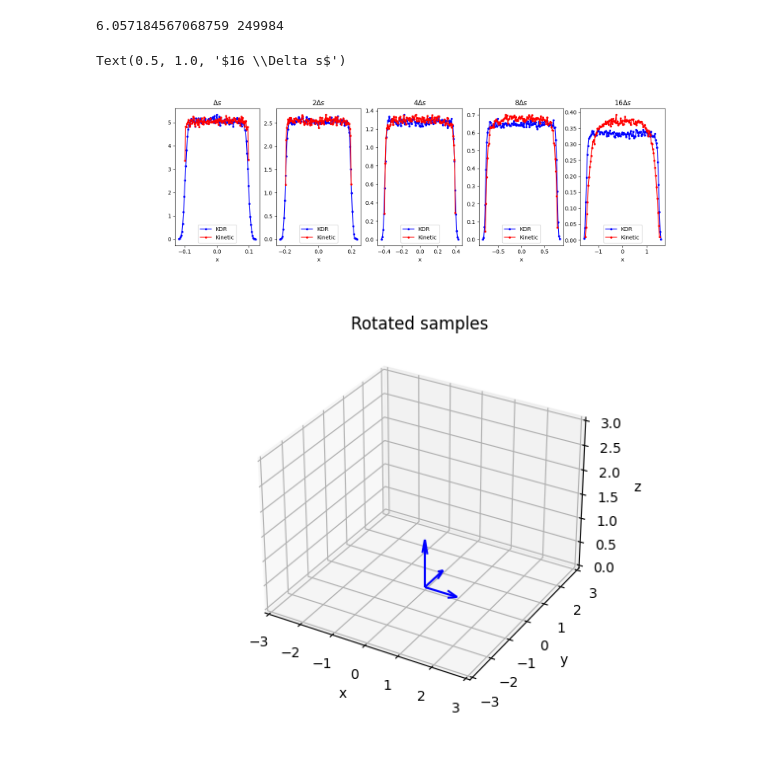
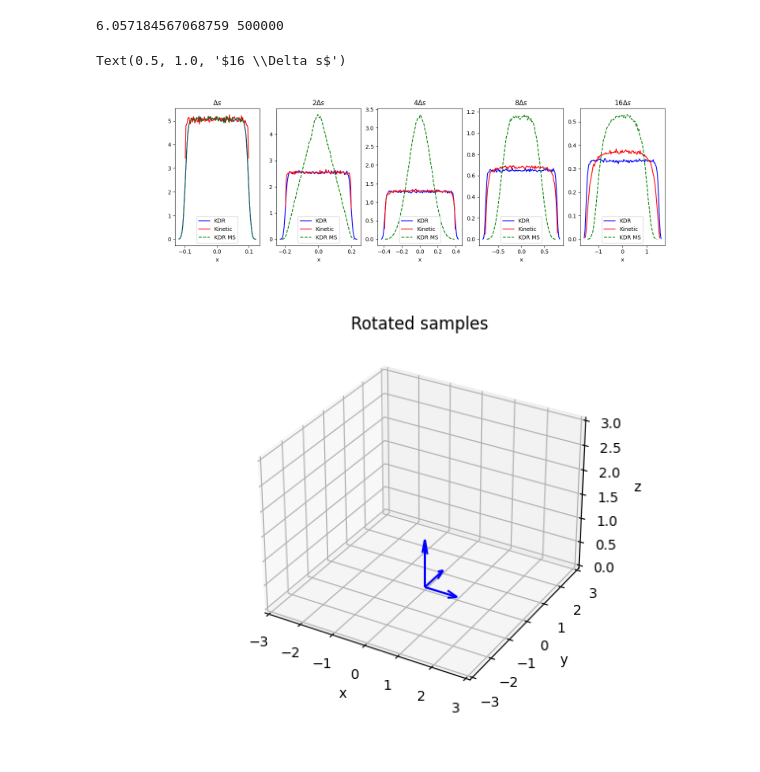
Before and after one commit to KlaasWillems/electronTransportCode, a Jupyter notebook: numericalExperiments/KDRTest/kdrTest.ipynb, the cells around one changed output. Cells and saved outputs as stored; diff of their text form; code cells hidden in the pictures.

```diff
--- a/numericalExperiments/KDRTest/kdrTest.ipynb
+++ b/numericalExperiments/KDRTest/kdrTest.ipynb
@@ -21,64 +21,82 @@ from electronTransportCode.MCParticleTracer import KDR, AnalogParticleTracer
 # %%
 trackEndEstimatorkx1, trackEndEstimatorky1, trackEndEstimatorkz1 = pickle.load(open('data/trackEndEstimatork1.pkl', 'rb'))
 trackEndEstimatorkdrx1, trackEndEstimatorkdry1, trackEndEstimatorkdrz1 = pickle.load(open('data/trackEndEstimatorkdr1.pkl', 'rb'))
+trackEndEstimatorkdrmsx1, trackEndEstimatorkdrmsy1, trackEndEstimatorkdrmsz1 = pickle.load(open('data/trackEndEstimatorkdrMS1.pkl', 'rb'))
 trackEndEstimatorkx2, trackEndEstimatorky2, trackEndEstimatorkz2 = pickle.load(open('data/trackEndEstimatork2.pkl', 'rb'))
 trackEndEstimatorkdrx2, trackEndEstimatorkdry2, trackEndEstimatorkdrz2 = pickle.load(open('data/trackEndEstimatorkdr2.pkl', 'rb'))
+trackEndEstimatorkdrmsx2, trackEndEstimatorkdrmsy2, trackEndEstimatorkdrmsz2 = pickle.load(open('data/trackEndEstimatorkdrMS2.pkl', 'rb'))
 trackEndEstimatorkx4, trackEndEstimatorky4, trackEndEstimatorkz4 = pickle.load(open('data/trackEndEstimatork4.pkl', 'rb'))
 trackEndEstimatorkdrx4, trackEndEstimatorkdry4, trackEndEstimatorkdrz4 = pickle.load(open('data/trackEndEstimatorkdr4.pkl', 'rb'))
+trackEndEstimatorkdrmsx4, trackEndEstimatorkdrmsy4, trackEndEstimatorkdrmsz4 = pickle.load(open('data/trackEndEstimatorkdrMS4.pkl', 'rb'))
 trackEndEstimatorkx8, trackEndEstimatorky8, trackEndEstimatorkz8 = pickle.load(open('data/trackEndEstimatork8.pkl', 'rb'))
 trackEndEstimatorkdrx8, trackEndEstimatorkdry8, trackEndEstimatorkdrz8 = pickle.load(open('data/trackEndEstimatorkdr8.pkl', 'rb'))
+trackEndEstimatorkdrmsx8, trackEndEstimatorkdrmsy8, trackEndEstimatorkdrmsz8 = pickle.load(open('data/trackEndEstimatorkdrMS8.pkl', 'rb'))
 trackEndEstimatorkx16, trackEndEstimatorky16, trackEndEstimatorkz16 = pickle.load(open('data/trackEndEstimatork16.pkl', 'rb'))
 trackEndEstimatorkdrx16, trackEndEstimatorkdry16, trackEndEstimatorkdrz16 = pickle.load(open('data/trackEndEstimatorkdr16.pkl', 'rb'))
+trackEndEstimatorkdrmsx16, trackEndEstimatorkdrmsy16, trackEndEstimatorkdrmsz16 = pickle.load(open('data/trackEndEstimatorkdrMS16.pkl', 'rb'))
 
 eSource, NB_PARTICLES = pickle.load(open('data/simargv.pkl', 'rb'))
 print(eSource, NB_PARTICLES)
 # %% [output]
-6.057184567068759 249984
+6.057184567068759 500000
 # %%
 binCenterkx1, binValkx1 = trackEndEstimatorkx1.getDensityData()
 binCenterkdrx1, binValkdrx1 = trackEndEstimatorkdrx1.getDensityData()
+binCenterkdrmsx1, binValkdrmsx1 = trackEndEstimatorkdrmsx1.getDensityData()
 binCenterkx2, binValkx2 = trackEndEstimatorkx2.getDensityData()
 binCenterkdrx2, binValkdrx2 = trackEndEstimatorkdrx2.getDensityData()
+binCenterkdrmsx2, binValkdrmsx2 = trackEndEstimatorkdrmsx2.getDensityData()
 binCenterkx4, binValkx4 = trackEndEstimatorkx4.getDensityData()
 binCenterkdrx4, binValkdrx4 = trackEndEstimatorkdrx4.getDensityData()
+binCenterkdrmsx4, binValkdrmsx4 = trackEndEstimatorkdrmsx4.getDensityData()
 binCenterkx8, binValkx8 = trackEndEstimatorkx8.getDensityData()
 binCenterkdrx8, binValkdrx8 = trackEndEstimatorkdrx8.getDensityData()
+binCenterkdrmsx8, binValkdrmsx8 = trackEndEstimatorkdrmsx8.getDensityData()
 binCenterkx16, binValkx16 = trackEndEstimatorkx16.getDensityData()
 binCenterkdrx16, binValkdrx16 = trackEndEstimatorkdrx16.getDensityData()
+binCenterkdrmsx16, binValkdrmsx16 = trackEndEstimatorkdrmsx16.getDensityData()
 
+kdrstr = '-b'
+kdrmsstr = '--g'
+kstr = '-r'
 fig, (ax1, ax2, ax3, ax4, ax5) = plt.subplots(1, 5, figsize=(16, 4.5))
-ax1.plot(binCenterkdrx1, binValkdrx1, '.-b', label='KDR')
-ax1.plot(binCenterkx1, binValkx1, '.-r', label='Kinetic')
+ax1.plot(binCenterkdrx1, binValkdrx1, kdrstr, label='KDR')
+ax1.plot(binCenterkx1, binValkx1, kstr, label='Kinetic')
+ax1.plot(binCenterkdrmsx1, binValkdrmsx1, kdrmsstr, label='KDR MS')
 ax1.legend()
 ax1.set_xlabel('x')
 ax1.set_title('$\Delta s$')
 
-ax2.plot(binCenterkdrx2, binValkdrx2, '.-b', label='KDR')
-ax2.plot(binCenterkx2, binValkx2, '.-r', label='Kinetic')
+ax2.plot(binCenterkdrx2, binValkdrx2, kdrstr, label='KDR')
+ax2.plot(binCenterkx2, binValkx2, kstr, label='Kinetic')
+ax2.plot(binCenterkdrmsx2, binValkdrmsx2, kdrmsstr, label='KDR MS')
 ax2.legend()
 ax2.set_xlabel('x')
 ax2.set_title('$2 \Delta s$')
 
-ax3.plot(binCenterkdrx4, binValkdrx4, '.-b', label='KDR')
-ax3.plot(binCenterkx4, binValkx4, '.-r', label='Kinetic')
+ax3.plot(binCenterkdrx4, binValkdrx4, kdrstr, label='KDR')
+ax3.plot(binCenterkx4, binValkx4, kstr, label='Kinetic')
+ax3.plot(binCenterkdrmsx4, binValkdrmsx4, kdrmsstr, label='KDR MS')
 ax3.legend()
 ax3.set_xlabel('x')
 ax3.set_title('$4 \Delta s$')
 
-ax4.plot(binCenterkdrx8, binValkdrx8, '.-b', label='KDR')
-ax4.plot(binCenterkx8, binValkx8, '.-r', label='Kinetic')
+ax4.plot(binCenterkdrx8, binValkdrx8, kdrstr, label='KDR')
+ax4.plot(binCenterkx8, binValkx8, kstr, label='Kinetic')
+ax4.plot(binCenterkdrmsx8, binValkdrmsx8, kdrmsstr, label='KDR MS')
 ax4.legend()
 ax4.set_xlabel('x')
 ax4.set_title('$8 \Delta s$')
 
-ax5.plot(binCenterkdrx16, binValkdrx16, '.-b', label='KDR')
-ax5.plot(binCenterkx16, binValkx16, '.-r', label='Kinetic')
+ax5.plot(binCenterkdrx16, binValkdrx16, kdrstr, label='KDR')
+ax5.plot(binCenterkx16, binValkx16, kstr, label='Kinetic')
+ax5.plot(binCenterkdrmsx16, binValkdrmsx16, kdrmsstr, label='KDR MS')
 ax5.legend()
 ax5.set_xlabel('x')
 ax5.set_title('$16 \Delta s$')
 # %% [output]
 Text(0.5, 1.0, '$16 \\Delta s$')
-[figure, old version]
+[figure, new version]
 # %%
 import math
 z = np.array((0.0, 0.0, 0.0), dtype=float)
```
Also changed, not shown: parts of 2 cells of this notebook.
